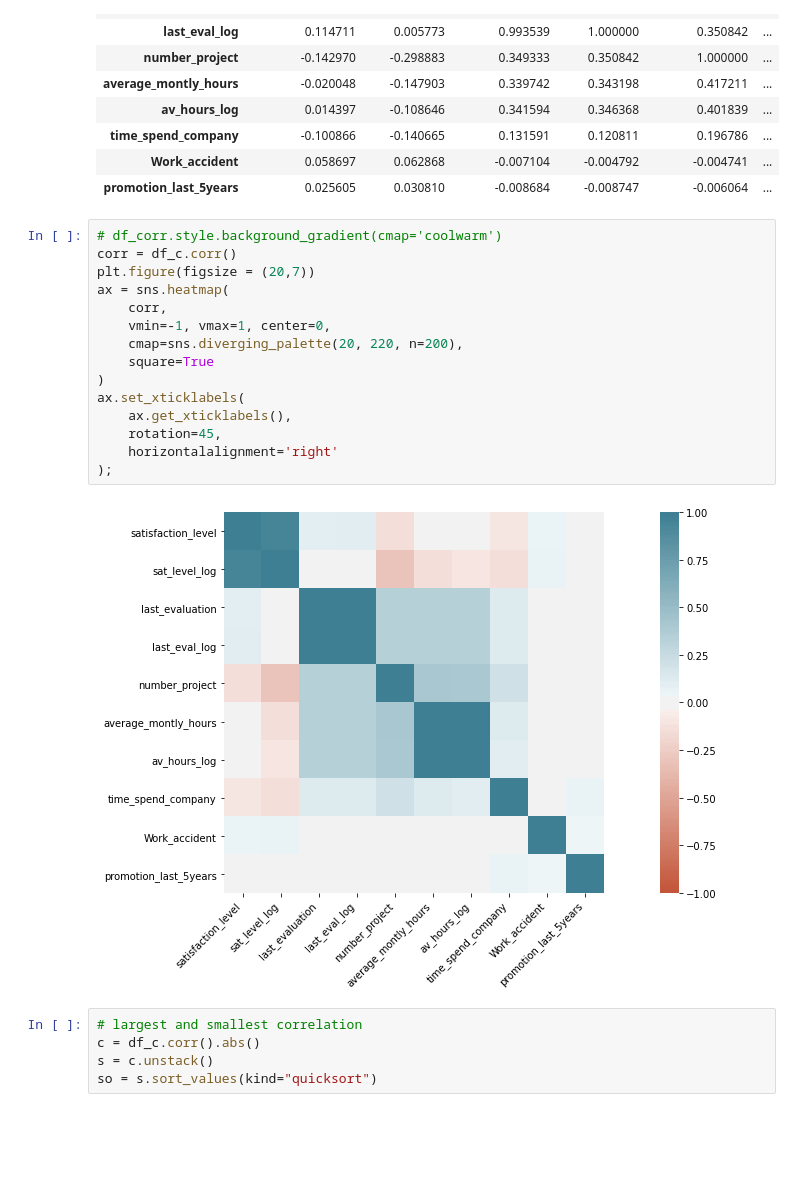
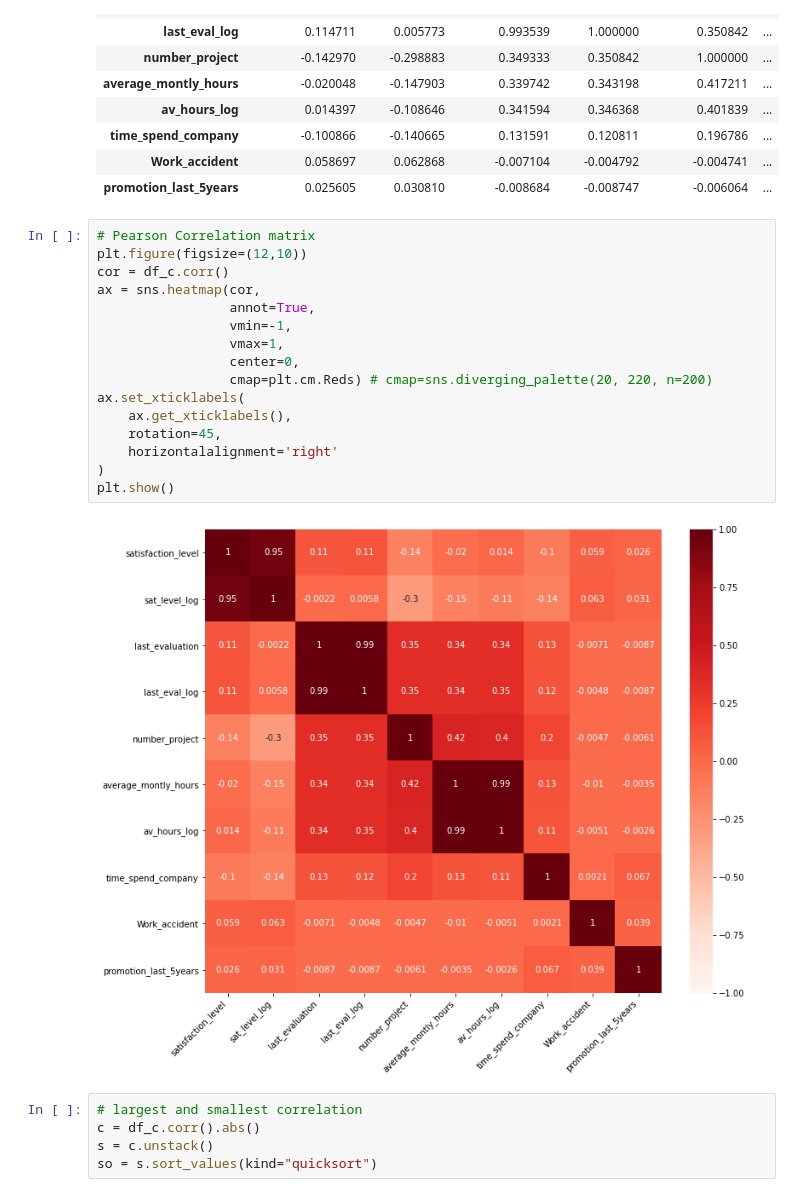
Before and after one commit to Dmitry-V-Makarov/Netology, a Jupyter notebook: pyda-13/capstone/churn_prediction.ipynb, the cells around one changed output. Drawn from its saved outputs; the diff is of its cells as text; blank space fills up the shorter version.

```diff
--- a/pyda-13/capstone/churn_prediction.ipynb
+++ b/pyda-13/capstone/churn_prediction.ipynb
@@ -682,22 +682,23 @@ df_c.corr()
 | Work_accident | 0.058697 | 0.062868 | -0.007104 | -0.004792 | -0.004741 | ... |
 | promotion_last_5years | 0.025605 | 0.030810 | -0.008684 | -0.008747 | -0.006064 | ... |
 # %%
-# df_corr.style.background_gradient(cmap='coolwarm')
-corr = df_c.corr()
-plt.figure(figsize = (20,7))
-ax = sns.heatmap(
-    corr,
-    vmin=-1, vmax=1, center=0,
-    cmap=sns.diverging_palette(20, 220, n=200),
-    square=True
-)
+# Pearson Correlation matrix
+plt.figure(figsize=(12,10))
+cor = df_c.corr()
+ax = sns.heatmap(cor,
+                 annot=True,
+                 vmin=-1,
+                 vmax=1,
+                 center=0,
+                 cmap=plt.cm.Reds) # cmap=sns.diverging_palette(20, 220, n=200)
 ax.set_xticklabels(
     ax.get_xticklabels(),
     rotation=45,
     horizontalalignment='right'
-);
+)
+plt.show()
 # %% [output]
-[figure, old version]
+[figure, new version]
 # %%
 # largest and smallest correlation
 c = df_c.corr().abs()
```
Also changed, not shown: parts of 6 cells of this notebook.
